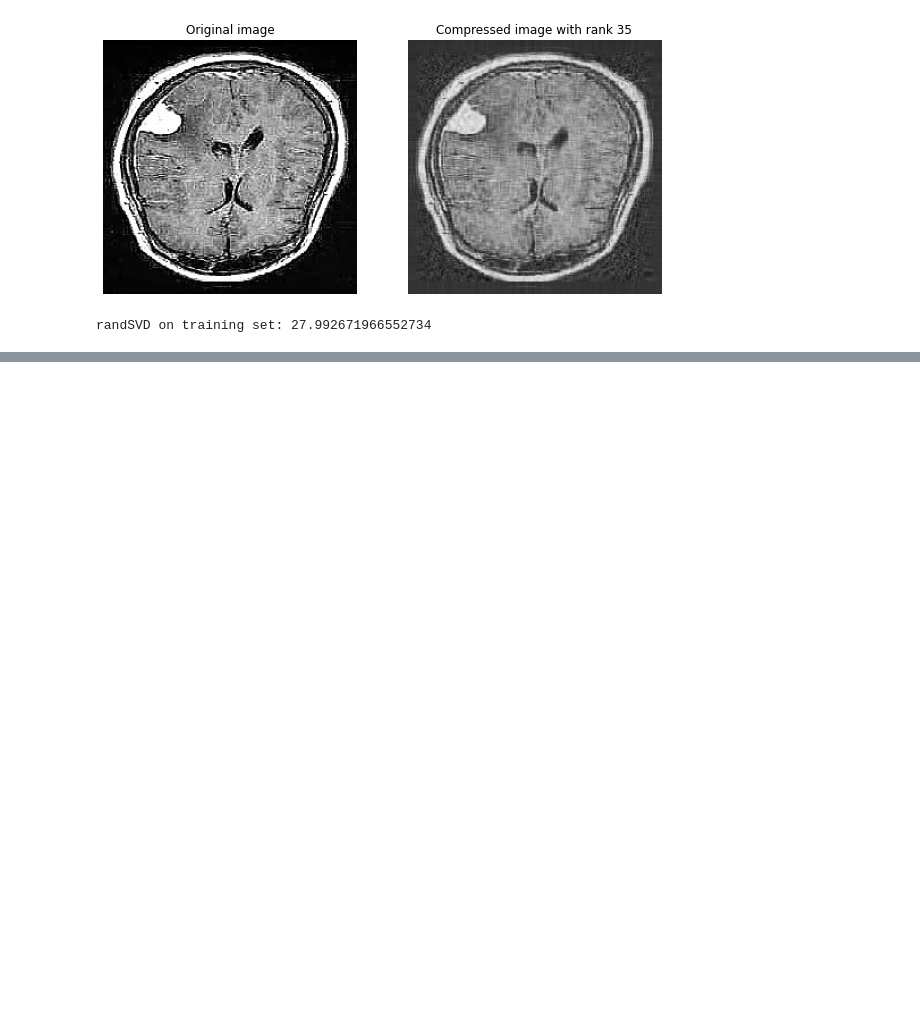
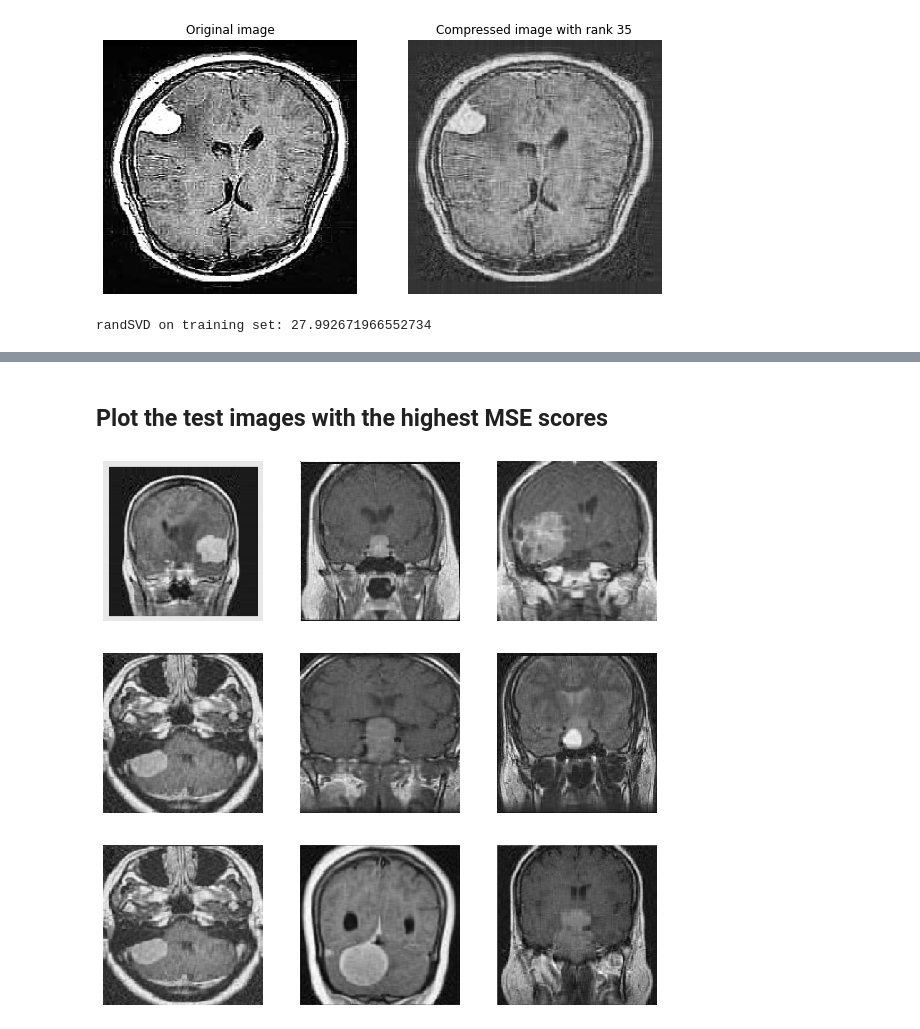
Before and after one commit to nsuttora/Anomaly-Detection-Numerical-LinAlg-for-Big-Data, a Jupyter notebook: main_nb.ipynb, the cells around one changed output, grey strips where cells are left out. Cells and saved outputs as stored; diff of their text form; code cells hidden in the pictures; blank space fills up the shorter version.

```diff
--- a/main_nb.ipynb
+++ b/main_nb.ipynb
@@ -339,0 +437,17 @@ plt.show()
+# %%
+test_mse_scores, test_df = run_evaluation(pca, test_no_labels, test_yes_labels, standardize, randSVD_recon)
+# %% [markdown]
+## Plot the test images with the highest MSE scores
+# %%
+largest_test_mse = test_mse_scores.nlargest(9).index
+
+plt.figure(figsize=(10, 10))
+row, col = 3, 3
+
+for i in range(9):
+    plt.subplot(row, col, i+1)
+    plt.imshow(test_df.iloc[largest_test_mse[i]].values.reshape((224, 224)), interpolation='nearest', cmap='gray')
+    plt.axis('off')
+plt.show()
+# %% [output]
+[figure, added]
```
Also changed, not shown: parts of 26 cells of this notebook.
